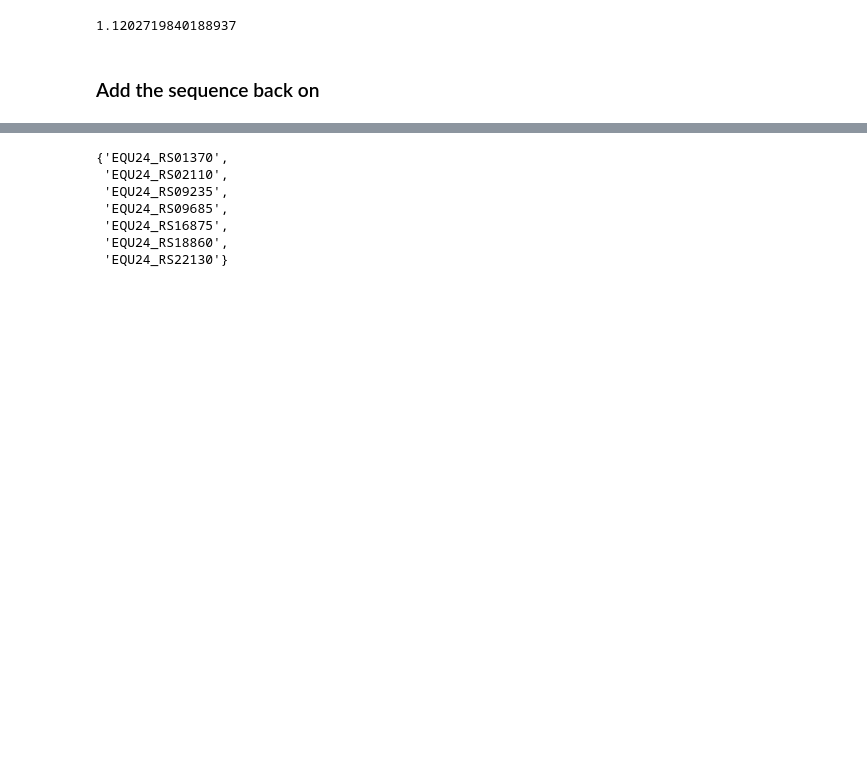
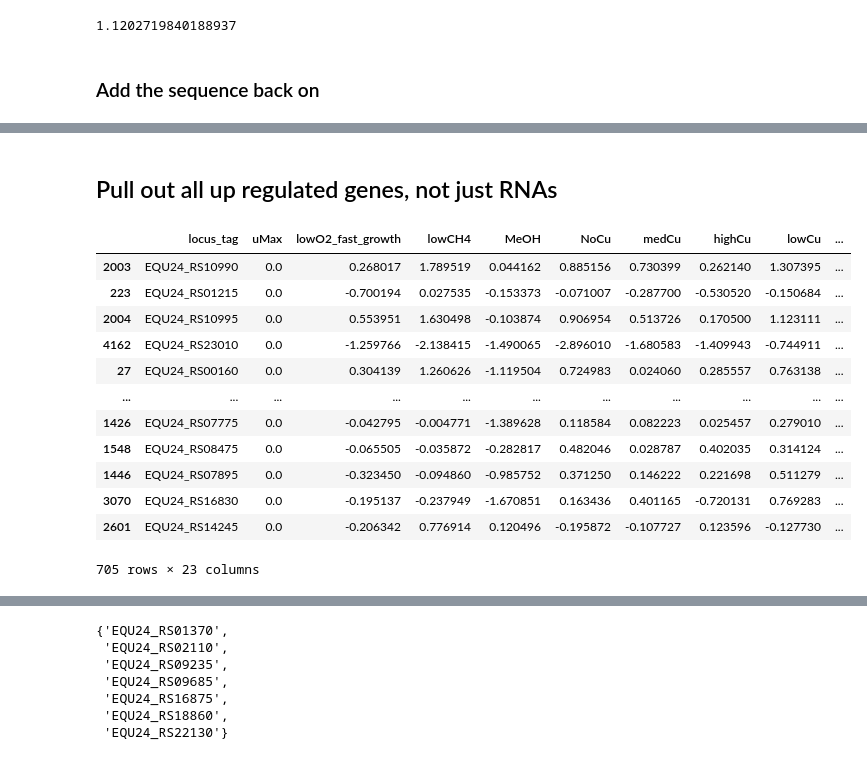
Before and after one commit to erinhwilson/5g-cmetab-tpm-viz, a Jupyter notebook: rna_expression.ipynb, the cells around one changed output, grey strips where cells are left out. Saved outputs shown, nothing was run; the diff lists cells and outputs as text; code cells hidden in the pictures; blank space fills up the shorter version.

Commit message:
updated RNA analysis to include all loci as well

```diff
--- a/rna_expression.ipynb
+++ b/rna_expression.ipynb
@@ -515,0 +533,20 @@ final_rna_df.to_csv('data/rna_up_500.tsv',sep='\t',index=False)
+# %% [markdown]
+## Pull out all up regulated genes, not just RNAs
+# %%
+# loci that are >2 fold up in 500ppm relative to uMax
+all_up_500 = comb[comb['CH4_500ppm']>1].sort_values('CH4_500ppm',ascending=False)
+all_up_500
+# %% [output]
+|  | locus_tag | uMax | lowO2_fast_growth | lowCH4 | MeOH | NoCu | medCu | highCu | lowCu | ... |
+| 2003 | EQU24_RS10990 | 0.0 | 0.268017 | 1.789519 | 0.044162 | 0.885156 | 0.730399 | 0.262140 | 1.307395 | ... |
+| 223 | EQU24_RS01215 | 0.0 | -0.700194 | 0.027535 | -0.153373 | -0.071007 | -0.287700 | -0.530520 | -0.150684 | ... |
+| 2004 | EQU24_RS10995 | 0.0 | 0.553951 | 1.630498 | -0.103874 | 0.906954 | 0.513726 | 0.170500 | 1.123111 | ... |
+| 4162 | EQU24_RS23010 | 0.0 | -1.259766 | -2.138415 | -1.490065 | -2.896010 | -1.680583 | -1.409943 | -0.744911 | ... |
+| 27 | EQU24_RS00160 | 0.0 | 0.304139 | 1.260626 | -1.119504 | 0.724983 | 0.024060 | 0.285557 | 0.763138 | ... |
+| ... | ... | ... | ... | ... | ... | ... | ... | ... | ... | ... |
+| 1426 | EQU24_RS07775 | 0.0 | -0.042795 | -0.004771 | -1.389628 | 0.118584 | 0.082223 | 0.025457 | 0.279010 | ... |
+| 1548 | EQU24_RS08475 | 0.0 | -0.065505 | -0.035872 | -0.282817 | 0.482046 | 0.028787 | 0.402035 | 0.314124 | ... |
+| 1446 | EQU24_RS07895 | 0.0 | -0.323450 | -0.094860 | -0.985752 | 0.371250 | 0.146222 | 0.221698 | 0.511279 | ... |
+| 3070 | EQU24_RS16830 | 0.0 | -0.195137 | -0.237949 | -1.670851 | 0.163436 | 0.401165 | -0.720131 | 0.769283 | ... |
+| 2601 | EQU24_RS14245 | 0.0 | -0.206342 | 0.776914 | 0.120496 | -0.195872 | -0.107727 | 0.123596 | -0.127730 | ... |
+705 rows × 23 columns
```
Also changed, not shown: parts of 11 cells of this notebook, 1 other file.
